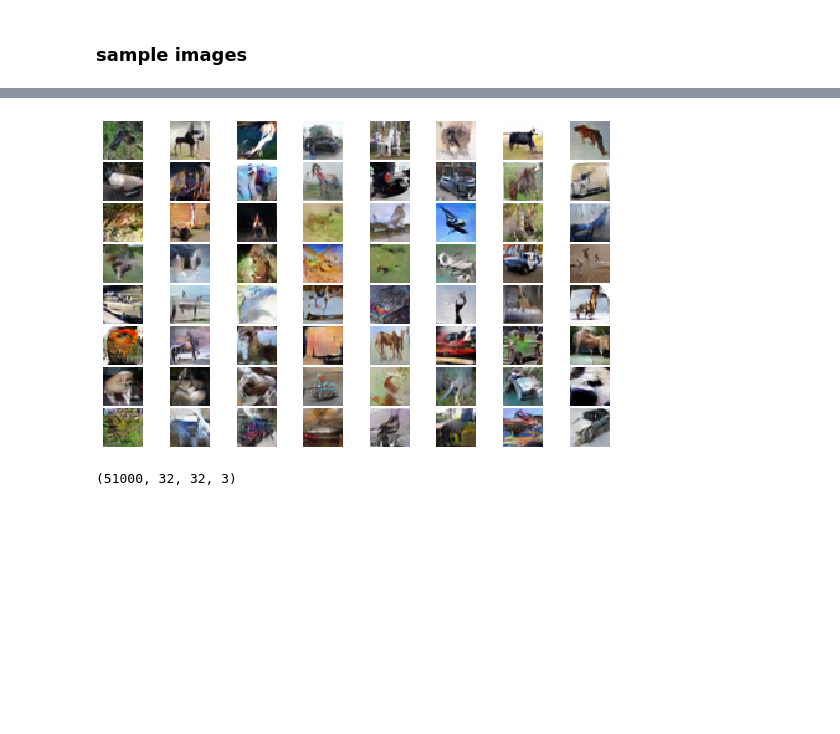
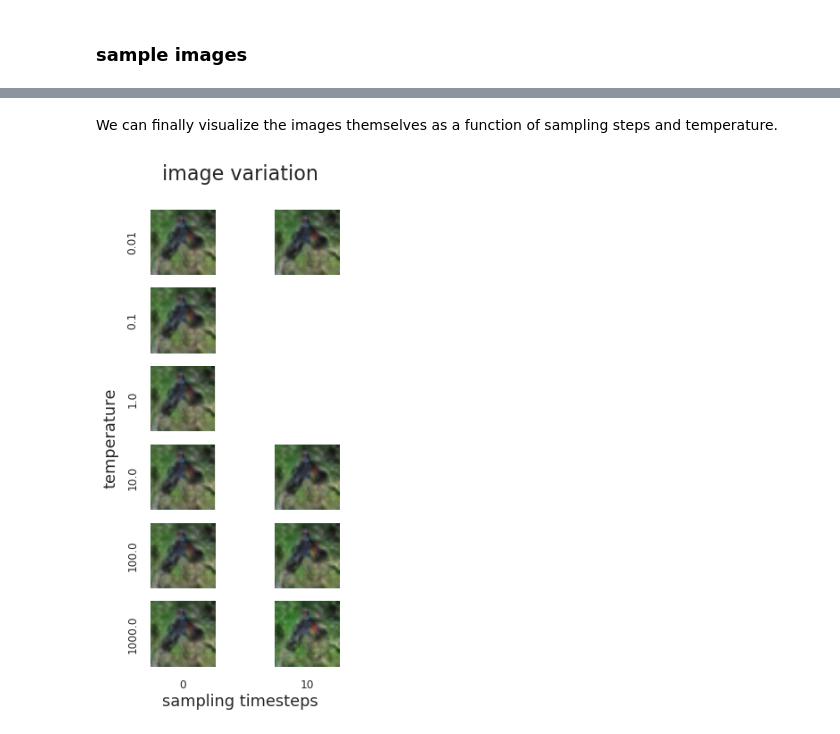
Before and after one commit to MichaelArbel/GeneralizedEBM, a Jupyter notebook: notebooks/Sampling.ipynb, the cells around one changed output, grey strips where cells are left out. Cells and saved outputs as stored; diff of their text form; code cells hidden in the pictures; blank space fills up the shorter version.

```diff
--- a/notebooks/Sampling.ipynb
+++ b/notebooks/Sampling.ipynb
@@ -156,19 +134,0 @@ images[0].shape
-# %%
-gs = gridspec.GridSpec(8,8)
-gs.update(wspace=0.05, hspace=0.05)
-samples = images[0][:64].transpose(0,2,3,1)
-
-for i, sample in enumerate(samples):
-    ax = plt.subplot(gs[i])
-    plt.axis('off')
-    ax.set_xticklabels([])
-    ax.set_yticklabels([])
-    ax.set_aspect('equal')
-    sample_t = sample * 0.5 + 0.5
-    plt.imshow(sample_t)
-# %% [output]
-[figure, removed]
-# %%
-images[0].transpose(0,2,3,1).shapeb
-# %% [output]
-(51000, 32, 32, 3)
@@ -177,0 +135,56 @@ latents = np.stack(latents, axis=0)
+# %% [markdown]
+We can finally visualize the images themselves as a function of sampling steps and temperature.
+# %%
+images = {}
+latents = {}
+max_n_timesteps = 0
+for idx, t in enumerate(temps):
+    paths_to_arrays = out_dics[idx]['path_arrays']
+    images[t] = []
+    latents[t] = []
+    n_timesteps = len(out_dics[idx]['index'])
+    assert n_timesteps == len(out_dics[idx]['path_arrays'])
+    if n_timesteps > max_n_timesteps:
+        max_n_timesteps = n_timesteps
+    for path in out_dics[idx]['path_arrays']:
+        arr = np.load(path + '.npz')
+        images[t].append(arr['images'][:8])
+        latents[t].append(arr['latents'][:8])
+# %%
+plt.style.use('seaborn')
+
+fig, axes = plt.subplots(nrows=len(temps),
+                         ncols=max_n_timesteps,
+                         sharex=True,
+                         sharey=True,
+                         gridspec_kw={'hspace': .2, 'wspace': -.4},
+                         figsize=(max_n_timesteps + 4, len(temps) + 2))
+for i, t in enumerate(temps):
+    for j in range(max_n_timesteps):
+        ax = axes[i, j]
+        if j >= len(images[t]):
+            ax.set_axis_off()
+            sample_t = np.ones((32,32,3))
+        else:
+            ax.grid()
+            if i == len(temps) - 1:
+                ax.set_xlabel(10 * j)
+            if j == 0:
+                ax.set_ylabel(t)
+            ax.set_frame_on(True)
+            ax.set_xticklabels([])
+            ax.set_yticklabels([])
+            ax.set_xlim([0,32])
+            sample_t = images[t][j][0].transpose(1,2,0) * 0.5 + 0.5
+
+        ax.imshow(sample_t, aspect='equal')
+
+#fig.subplots_adjust(hspace=0.5)
+#fig.subplots_adjust(wspace=0)
+fig.suptitle('image variation', fontsize=20)
+fig.text(0.5, 0.04, 'sampling timesteps', ha='center', va='center')
+fig.text(0.2, 0.5, 'temperature', ha='center', va='center', rotation='vertical')
+
+fig.show()
+# %% [output]
+[figure, added]
```
Also changed, not shown: parts of 11 cells of this notebook.
